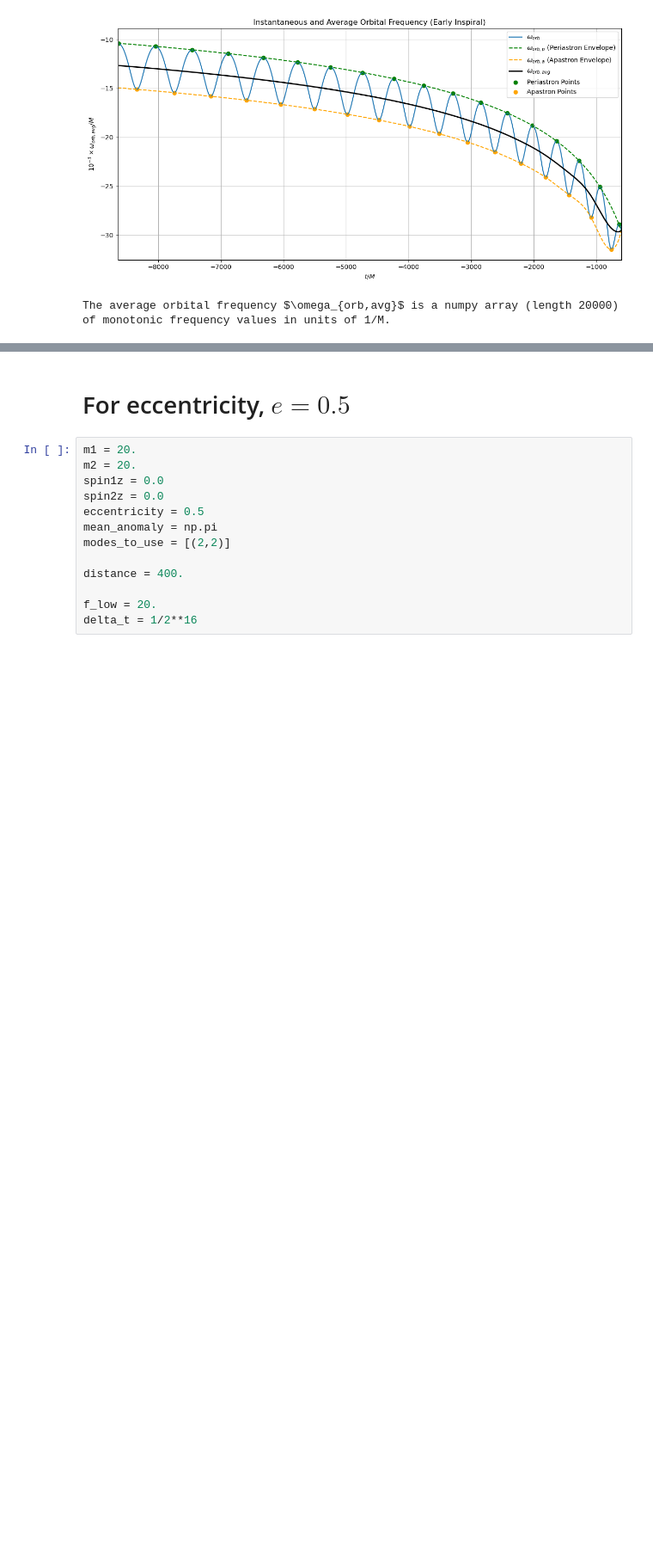
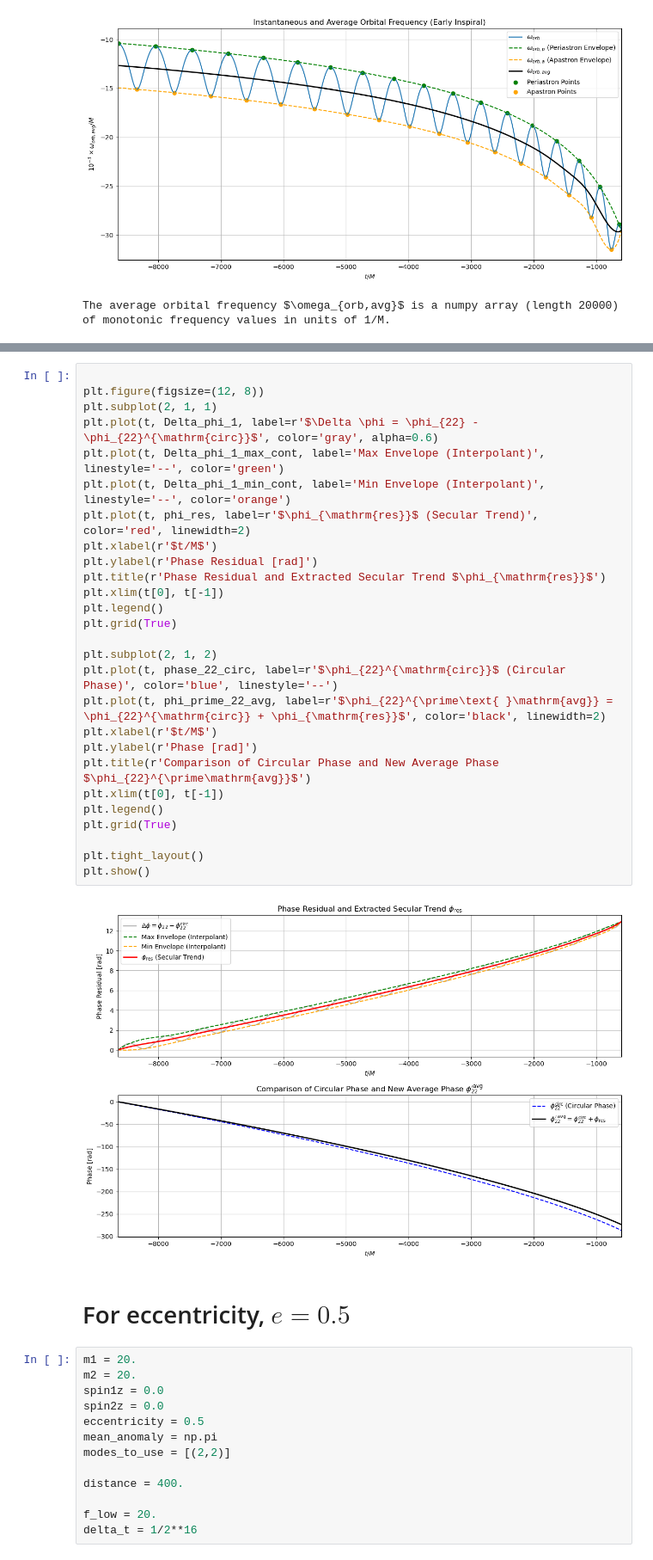
Before and after one commit to AfrozSaqlain/GWSurrogate, a Jupyter notebook: notebooks/esigma_eccentric_harmonics_within_ISCO_sarathi.ipynb, the cells around one changed output, grey strips where cells are left out. Shown at 86% size. Drawn from its saved outputs; the diff is of its cells as text; blank space fills up the shorter version.

```diff
--- a/notebooks/esigma_eccentric_harmonics_within_ISCO_sarathi.ipynb
+++ b/notebooks/esigma_eccentric_harmonics_within_ISCO_sarathi.ipynb
@@ -472,3 +523,32 @@ plt.show()
+# %%
+
+plt.figure(figsize=(12, 8))
+plt.subplot(2, 1, 1)
+plt.plot(t, Delta_phi_1, label=r'$\Delta \phi = \phi_{22} - \phi_{22}^{\mathrm{circ}}$', color='gray', alpha=0.6)
+plt.plot(t, Delta_phi_1_max_cont, label='Max Envelope (Interpolant)', linestyle='--', color='green')
+plt.plot(t, Delta_phi_1_min_cont, label='Min Envelope (Interpolant)', linestyle='--', color='orange')
+plt.plot(t, phi_res, label=r'$\phi_{\mathrm{res}}$ (Secular Trend)', color='red', linewidth=2)
+plt.xlabel(r'$t/M$')
+plt.ylabel(r'Phase Residual [rad]')
+plt.title(r'Phase Residual and Extracted Secular Trend $\phi_{\mathrm{res}}$')
+plt.xlim(t[0], t[-1])
+plt.legend()
+plt.grid(True)
+
+plt.subplot(2, 1, 2)
+plt.plot(t, phase_22_circ, label=r'$\phi_{22}^{\mathrm{circ}}$ (Circular Phase)', color='blue', linestyle='--')
+plt.plot(t, phi_prime_22_avg, label=r'$\phi_{22}^{\prime\text{ }\mathrm{avg}} = \phi_{22}^{\mathrm{circ}} + \phi_{\mathrm{res}}$', color='black', linewidth=2)
+plt.xlabel(r'$t/M$')
+plt.ylabel(r'Phase [rad]')
+plt.title(r'Comparison of Circular Phase and New Average Phase $\phi_{22}^{\prime\mathrm{avg}}$')
+plt.xlim(t[0], t[-1])
+plt.legend()
+plt.grid(True)
+
+plt.tight_layout()
+plt.show()
+# %% [output]
+[figure, added]
 # %% [markdown]
 # For eccentricity, $e = 0.5$
 # %%
```
Also changed, not shown: parts of 2 cells of this notebook.
